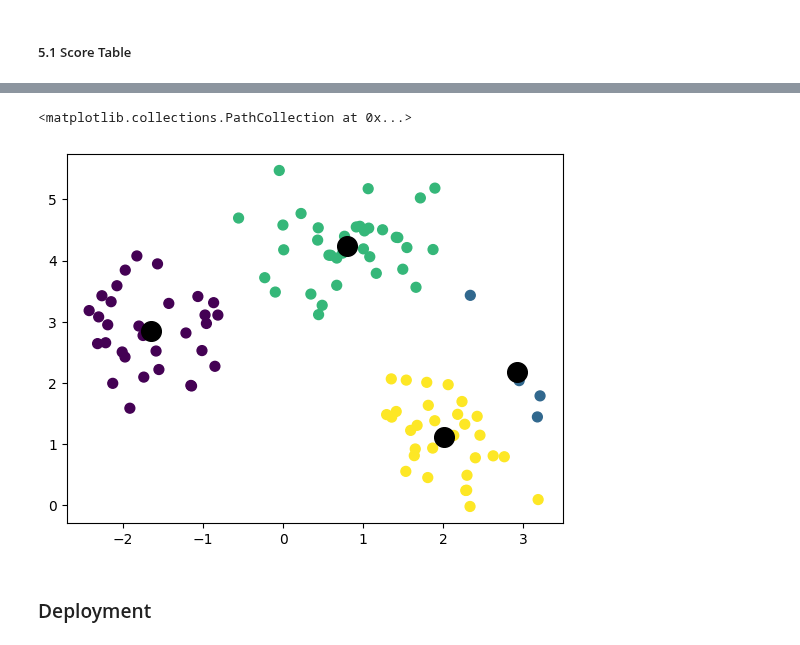
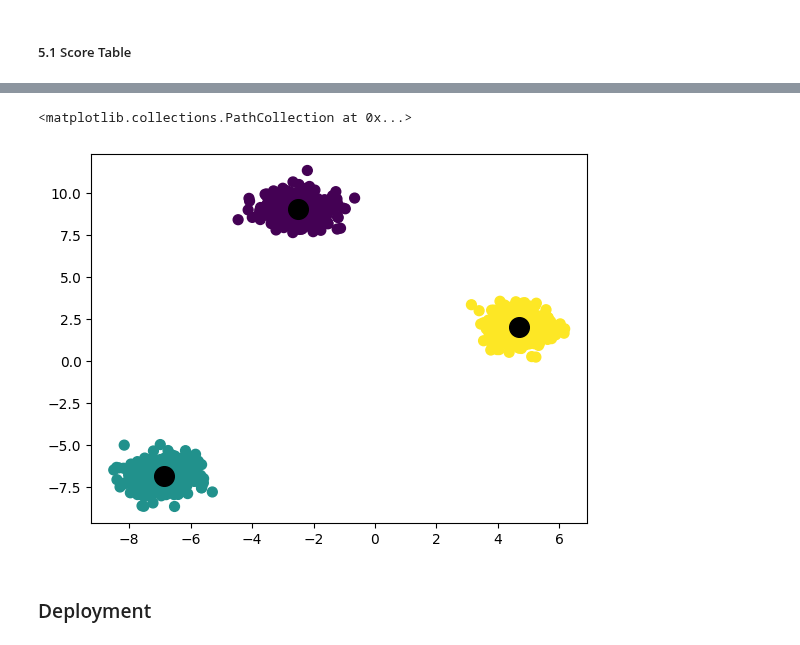
Before and after one commit to AlexDarigan/mtg-rest, a Jupyter notebook: notebooks/4 K Means Clustering/KMeansClustering.ipynb, the cells around one changed output, grey strips where cells are left out. Drawn from its saved outputs; the diff is of its cells as text; code cells hidden in the pictures.

Commit message:
add kmeans changes

```diff
--- a/notebooks/4 K Means Clustering/KMeansClustering.ipynb
+++ b/notebooks/4 K Means Clustering/KMeansClustering.ipynb
@@ -120,5 +193,5 @@ Note: you may need to restart the kernel to use updated packages.
 from sklearn.datasets import make_blobs
 import matplotlib.pyplot as plt
 
-X, y_true = make_blobs(n_samples=100, centers=3,
-                       cluster_std=0.60, random_state=0)
+X, y_test = make_blobs(n_samples=1000, centers=3,
+                       cluster_std=0.60, random_state=42)
@@ -157,9 +216,9 @@ plt.scatter(X[:, 0], X[:, 1], s=50)
 # Select Modeling Technique
 from sklearn.cluster import KMeans
 
-kmeans = KMeans(n_clusters=4)
+kmeans = KMeans(n_clusters=3)
 kmeans.fit(X)
-y_kmeans = kmeans.predict(X)
+y_pred = kmeans.predict(X)
 # %% [markdown]
 ### 5 Evaluation
 # %% [markdown]
@@ -167,11 +262,11 @@ y_kmeans = kmeans.predict(X)
 # %%
-plt.scatter(X[:, 0], X[:, 1], c=y_kmeans, s=50, cmap='viridis')
+plt.scatter(X[:, 0], X[:, 1], c=y_pred, s=50, cmap='viridis')
 
 centers = kmeans.cluster_centers_
 plt.scatter(centers[:, 0], centers[:, 1], c='black', s=200)
 # %% [output]
 <matplotlib.collections.PathCollection at 0x...>
-[figure, old version]
+[figure, new version]
 # %% [markdown]
 ### Deployment
 # %%
```
Also changed, not shown: parts of 14 cells of this notebook.
